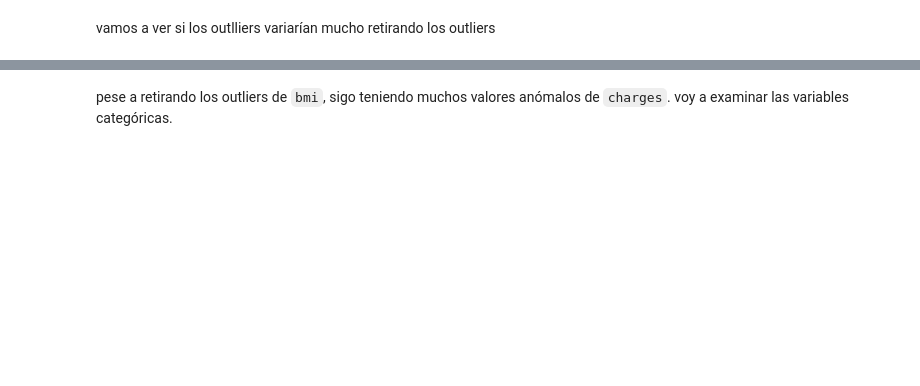
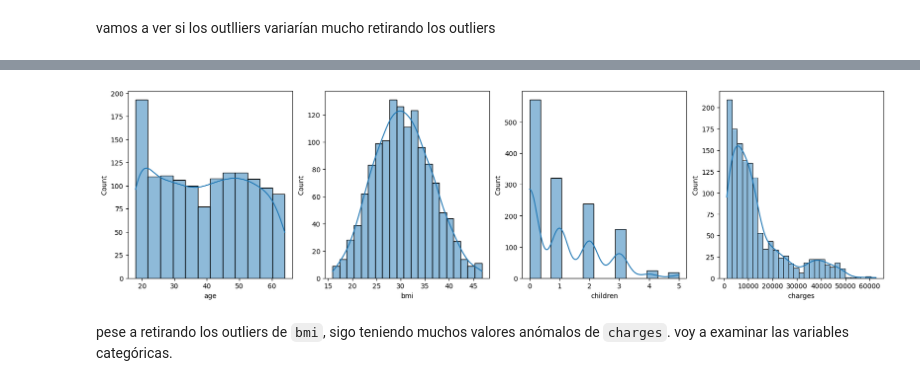
Before and after one commit to annassanchez/lab-ml, a Jupyter notebook: ml.ipynb, the cells around one changed output, grey strips where cells are left out. Drawn from its saved outputs; the diff is of its cells as text; code cells hidden in the pictures; blank space fills up the shorter version.

```diff
--- a/ml.ipynb
+++ b/ml.ipynb
@@ -275,3 +378,14 @@ plt.show();
+# %%
+fig, ax = plt.subplots(1,4, figsize = (20,5))
+
+ax = ax.flat
+for i, columna in enumerate(df_bmi_numericas.columns):
+    sns.histplot(data = df_bmi_numericas, x = columna, kde = True, ax = ax[i])
+
+#fig.delaxes(ax[-1])
+plt.show()
+# %% [output]
+[figure, added]
 # %% [markdown]
 pese a retirando los outliers de `bmi`, sigo teniendo muchos valores anómalos de `charges`. voy a examinar las variables categóricas.
 # %%
```
Also changed, not shown: parts of 65 cells of this notebook.
